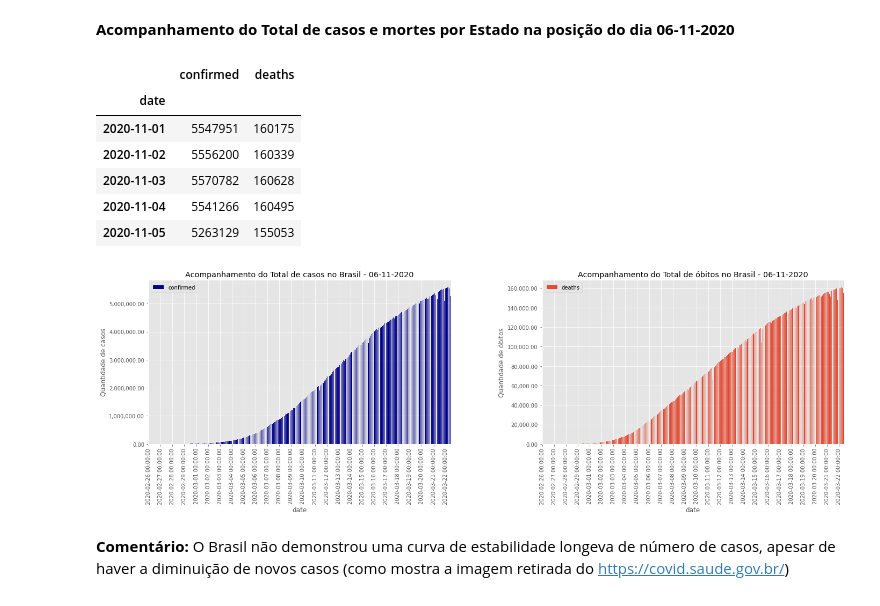
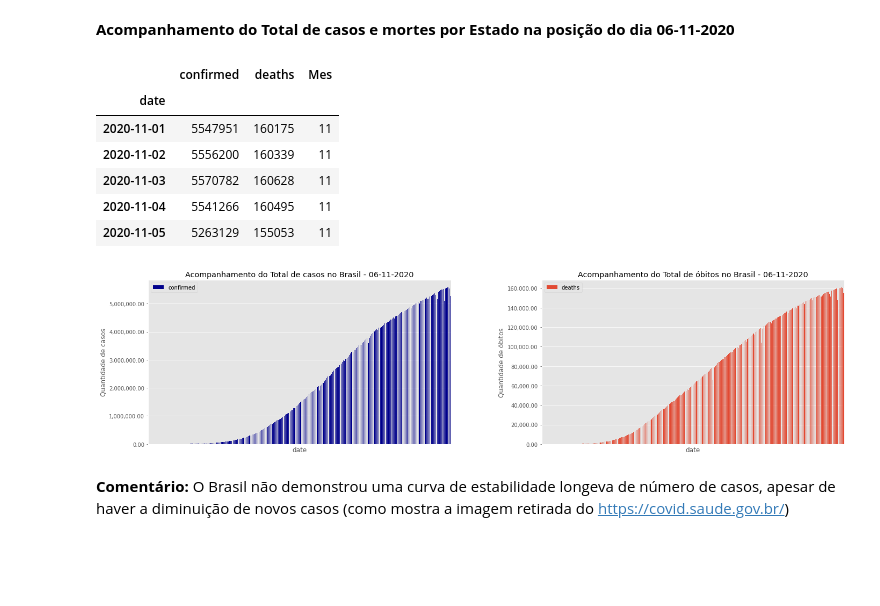
Before and after one commit to andrevcmelo/BootcampAlura2021, a Jupyter notebook: BootcampAlura_ProjetoModulo01_AndréMelo.ipynb, the cells around one changed output. Cells and saved outputs as stored; diff of their text form; code cells hidden in the pictures; blank space fills up the shorter version.

```diff
--- a/BootcampAlura_ProjetoModulo01_AndréMelo.ipynb
+++ b/BootcampAlura_ProjetoModulo01_AndréMelo.ipynb
@@ -274,42 +276,44 @@ plt.show()
 **Acompanhamento do Total de casos e mortes por Estado na posição do dia 06-11-2020**
 # %%
 dados_agrupado_casos = pd.DataFrame(dados_estado.groupby('date').sum(['confirmed','deaths']))
-dados_agrupado_casos = dados_agrupado_casos[['confirmed','deaths']]
+dados_agrupado_casos = dados_agrupado_casos[['confirmed','deaths']].reset_index()
+dados_agrupado_casos['Mes'] = dados_agrupado_casos['date'].dt.month
+dados_agrupado_casos.set_index('date', inplace=True)
 dados_agrupado_casos.tail(5)
 # %% [output]
-|  | confirmed | deaths |
-| date |  |  |
-| 2020-11-01 | 5547951 | 160175 |
-| 2020-11-02 | 5556200 | 160339 |
-| 2020-11-03 | 5570782 | 160628 |
-| 2020-11-04 | 5541266 | 160495 |
-| 2020-11-05 | 5263129 | 155053 |
+|  | confirmed | deaths | Mes |
+| date |  |  |  |
+| 2020-11-01 | 5547951 | 160175 | 11 |
+| 2020-11-02 | 5556200 | 160339 | 11 |
+| 2020-11-03 | 5570782 | 160628 | 11 |
+| 2020-11-04 | 5541266 | 160495 | 11 |
+| 2020-11-05 | 5263129 | 155053 | 11 |
 # %%
 from matplotlib.ticker import (AutoMinorLocator, MultipleLocator)
 
 fig, axs = plt.subplots(1, 2, figsize=(20,5))
 
 dados_agrupado_casos['confirmed'].plot(ax = axs[0], kind='bar', color='darkblue')
 axs[0].set_title('Acompanhamento do Total de casos no Brasil - 06-11-2020')
 axs[0].yaxis.set_major_formatter(ticker.StrMethodFormatter("{x:,.2f}"))
-axs[0].xaxis.set_major_locator(MultipleLocator(10))
+axs[0].xaxis.set_major_locator(ticker.NullLocator())
 axs[0].set_ylabel('Quantidade de casos')
 axs[0].legend(loc='best')
 axs[0].set_ylim(bottom = 0)
 
 dados_agrupado_casos['deaths'].plot(ax = axs[1], kind='bar')
 axs[1].set_title('Acompanhamento do Total de óbitos no Brasil - 06-11-2020')
 axs[1].yaxis.set_major_formatter(ticker.StrMethodFormatter("{x:,.2f}"))
-axs[1].xaxis.set_major_locator(ticker.MultipleLocator(10))
+axs[1].xaxis.set_major_locator(ticker.NullLocator())
 axs[1].set_ylabel('Quantidade de óbitos')
 axs[1].legend(loc='best')
 axs[1].set_ylim(bottom = 0)
 
 fig.subplots_adjust(left=0.08, right=0.98, bottom=0.05, top=0.9,hspace=0.4, wspace=0.3)
 
 plt.show()
 # %% [output]
-[figure, old version]
+[figure, new version]
 # %% [markdown]
 **Comentário:** O Brasil não demonstrou uma curva de estabilidade longeva de número de casos, apesar de haver a diminuição de novos casos (como mostra a imagem retirada do https://covid.saude.gov.br/)
 
```
Also changed, not shown: parts of 28 cells of this notebook.
